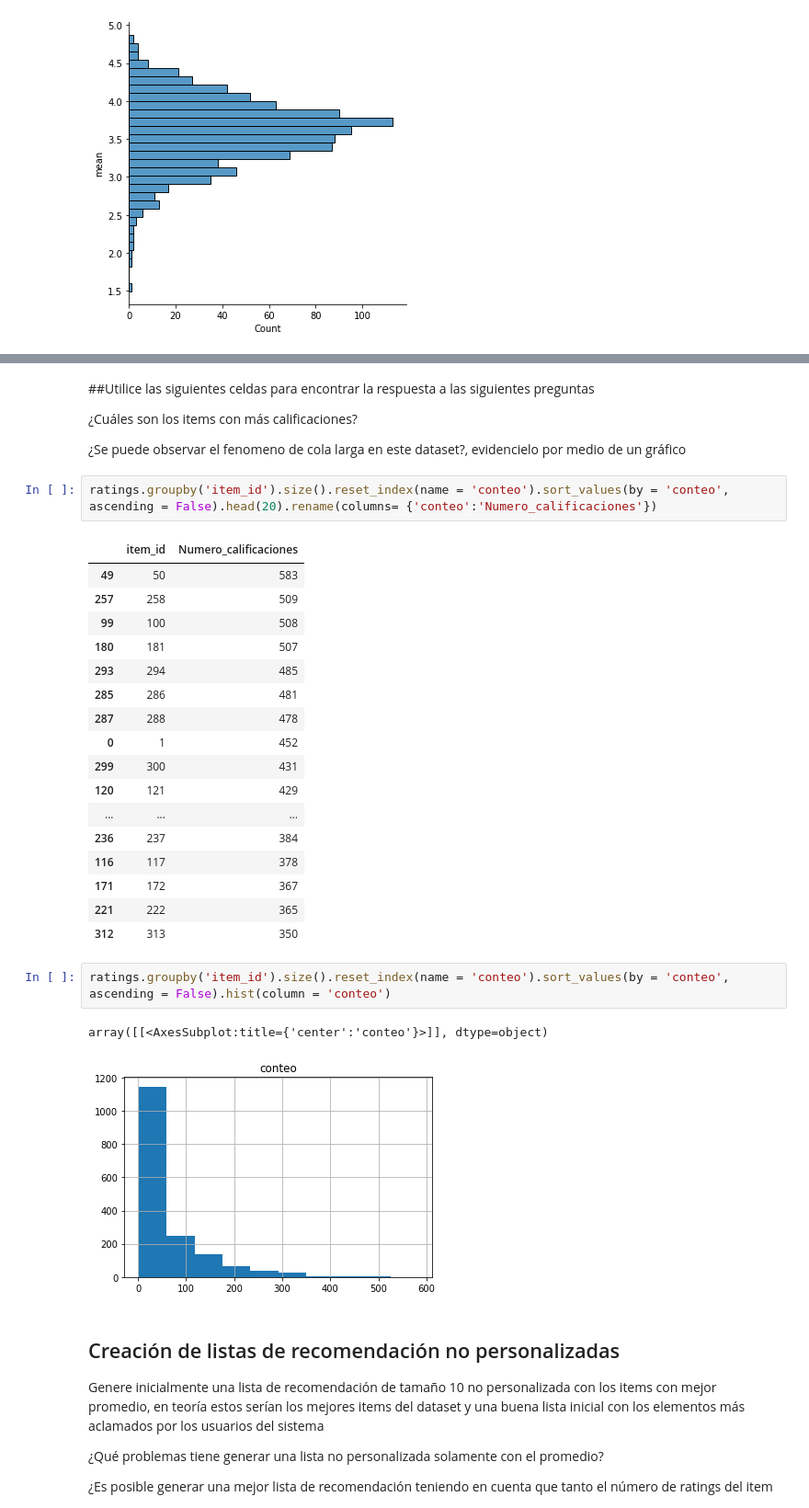
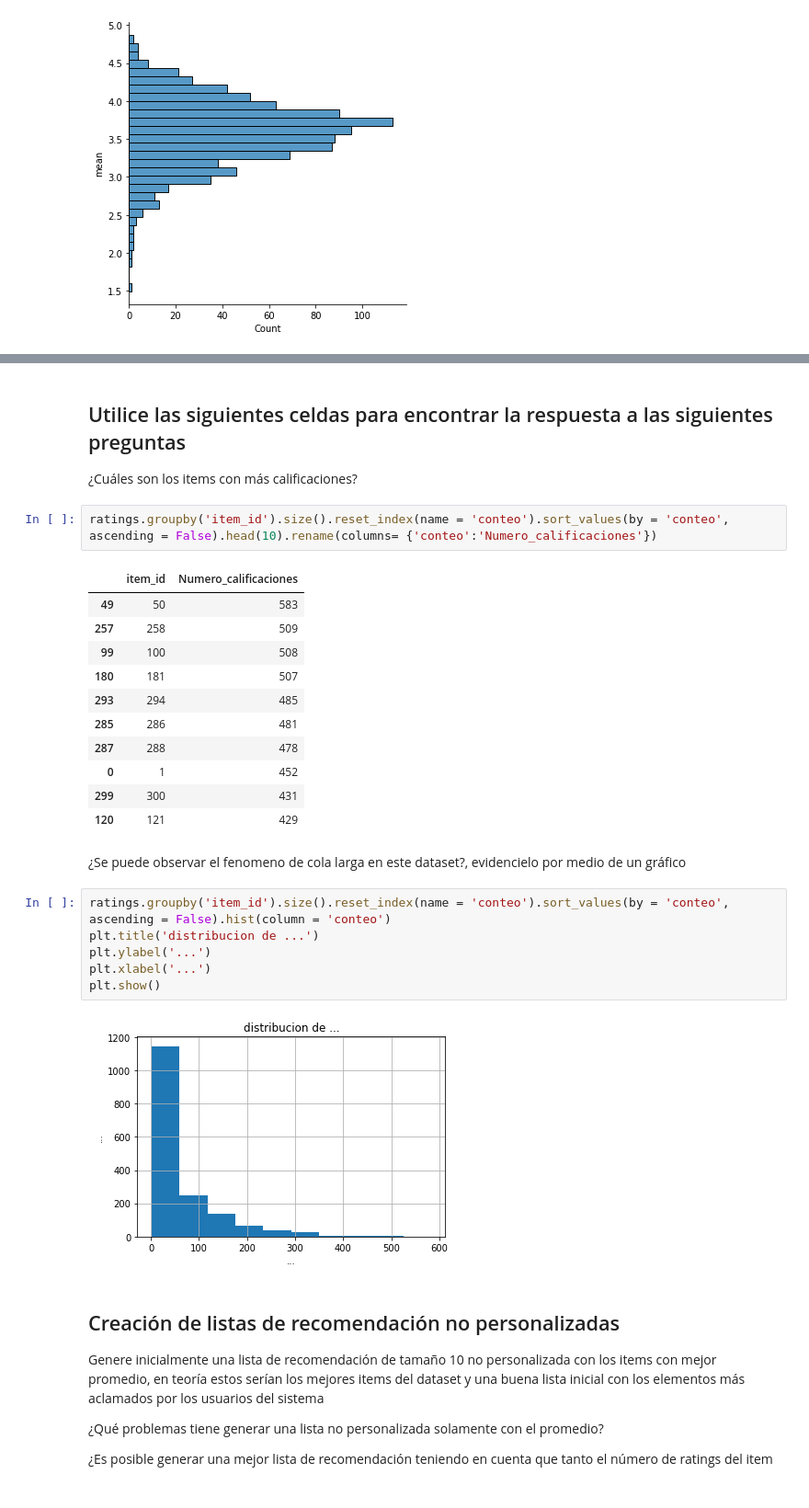
Before and after one commit to CristianMorenoMo/sistemas_recomendacion, a Jupyter notebook: taller_1.ipynb, the cells around one changed output, grey strips where cells are left out. Shown at 92% size. Saved outputs shown, nothing was run; the diff lists cells and outputs as text.

```diff
--- a/taller_1.ipynb
+++ b/taller_1.ipynb
@@ -137,11 +130,9 @@ ratings.groupby('item_id')['rating'].agg({'count','mean','var'}).join(items['mov
 # %% [markdown]
-##Utilice las siguientes celdas para encontrar la respuesta a las siguientes preguntas
+## Utilice las siguientes celdas para encontrar la respuesta a las siguientes preguntas
 
 ¿Cuáles son los items con más calificaciones?
-
-¿Se puede observar el fenomeno de cola larga en este dataset?, evidencielo por medio de un gráfico
 # %%
-ratings.groupby('item_id').size().reset_index(name = 'conteo').sort_values(by = 'conteo', ascending = False).head(20).rename(columns= {'conteo':'Numero_calificaciones'})
+ratings.groupby('item_id').size().reset_index(name = 'conteo').sort_values(by = 'conteo', ascending = False).head(10).rename(columns= {'conteo':'Numero_calificaciones'})
 # %% [output]
 |  | item_id | Numero_calificaciones |
 | 49 | 50 | 583 |
@@ -154,17 +145,16 @@ ratings.groupby('item_id').size().reset_index(name = 'conteo').sort_values(by =
 | 0 | 1 | 452 |
 | 299 | 300 | 431 |
 | 120 | 121 | 429 |
-| ... | ... | ... |
-| 236 | 237 | 384 |
-| 116 | 117 | 378 |
-| 171 | 172 | 367 |
-| 221 | 222 | 365 |
-| 312 | 313 | 350 |
+# %% [markdown]
+¿Se puede observar el fenomeno de cola larga en este dataset?, evidencielo por medio de un gráfico
 # %%
 ratings.groupby('item_id').size().reset_index(name = 'conteo').sort_values(by = 'conteo', ascending = False).hist(column = 'conteo')
+plt.title('distribucion de ...')
+plt.ylabel('...')
+plt.xlabel('...')
+plt.show()
 # %% [output]
-array([[<AxesSubplot:title={'center':'conteo'}>]], dtype=object)
-[figure, old version]
+[figure, new version]
 # %% [markdown]
 ## Creación de listas de recomendación no personalizadas
 
```
Also changed, not shown: parts of 39 cells of this notebook.
